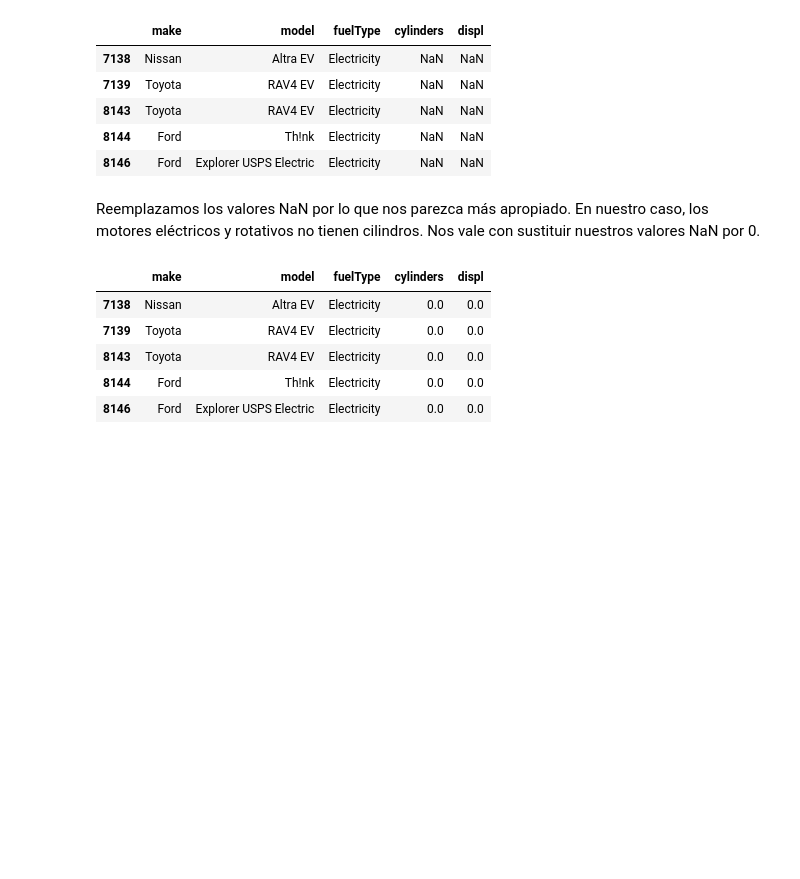
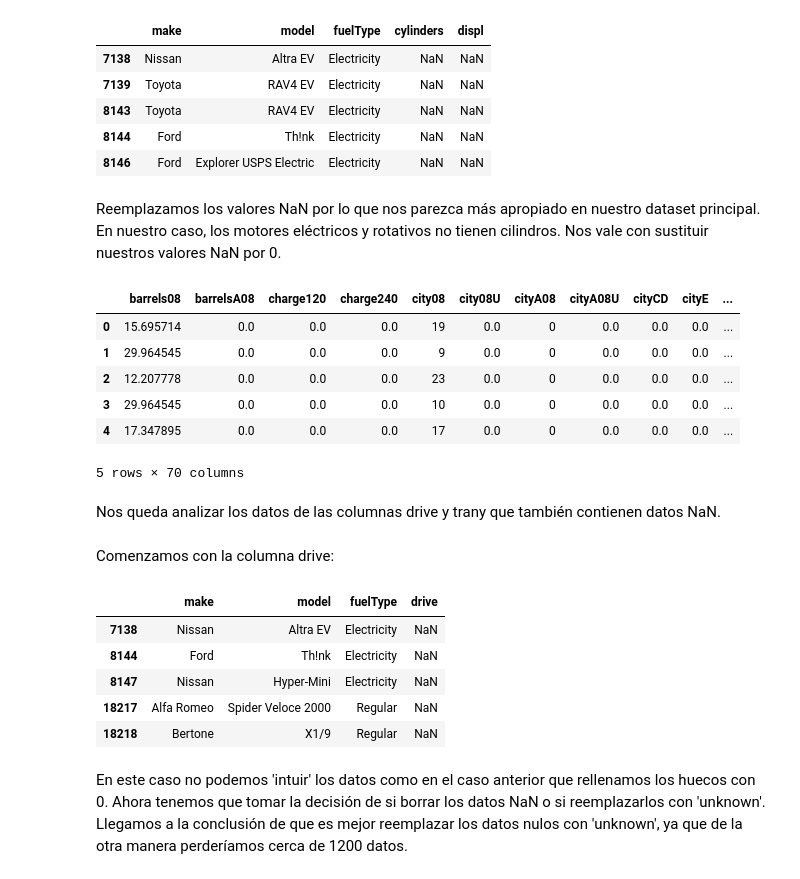
Before and after one commit to lauralardies/week3_d2, a Jupyter notebook: analitica.ipynb, the cells around one changed output. Drawn from its saved outputs; the diff is of its cells as text; code cells hidden in the pictures; blank space fills up the shorter version.

Commit message:
drive y otros cambios

```diff
--- a/analitica.ipynb
+++ b/analitica.ipynb
@@ -72,7 +72,8 @@ Vamos a borrar las columnas con más de 10000 valores nulos
 # %%
 data_original = data.copy() # Primero realizamos una copia de nuestros datos originales
 # %%
-data.drop(columns=nan_cols[nan_cols>1e4].index, axis=1)
+data.drop(columns=nan_cols[nan_cols>1e4].index, inplace=True)
+data.head()
 # %% [output]
 |  | barrels08 | barrelsA08 | charge120 | charge240 | city08 | city08U | cityA08 | cityA08U | cityCD | cityE | ... |
 | 0 | 15.695714 | 0.0 | 0.0 | 0.0 | 19 | 0.0 | 0 | 0.0 | 0.0 | 0.0 | ... |
@@ -101,16 +96,35 @@ new_data.head()
 | 8144 | Ford | Th!nk | Electricity | NaN | NaN |
 | 8146 | Ford | Explorer USPS Electric | Electricity | NaN | NaN |
 # %% [markdown]
-Reemplazamos los valores NaN por lo que nos parezca más apropiado.
+Reemplazamos los valores NaN por lo que nos parezca más apropiado en nuestro dataset principal.
 En nuestro caso, los motores eléctricos y rotativos no tienen cilindros.
 Nos vale con sustituir nuestros valores NaN por 0.
 # %%
-new_data[['cylinders', 'displ']] = new_data[['cylinders', 'displ']].fillna(0)
-new_data.head()
+data[['cylinders', 'displ']] = data[['cylinders', 'displ']].fillna(0)
+data.head()
 # %% [output]
-|  | make | model | fuelType | cylinders | displ |
-| 7138 | Nissan | Altra EV | Electricity | 0.0 | 0.0 |
-| 7139 | Toyota | RAV4 EV | Electricity | 0.0 | 0.0 |
-| 8143 | Toyota | RAV4 EV | Electricity | 0.0 | 0.0 |
-| 8144 | Ford | Th!nk | Electricity | 0.0 | 0.0 |
-| 8146 | Ford | Explorer USPS Electric | Electricity | 0.0 | 0.0 |
+|  | barrels08 | barrelsA08 | charge120 | charge240 | city08 | city08U | cityA08 | cityA08U | cityCD | cityE | ... |
+| 0 | 15.695714 | 0.0 | 0.0 | 0.0 | 19 | 0.0 | 0 | 0.0 | 0.0 | 0.0 | ... |
+| 1 | 29.964545 | 0.0 | 0.0 | 0.0 | 9 | 0.0 | 0 | 0.0 | 0.0 | 0.0 | ... |
+| 2 | 12.207778 | 0.0 | 0.0 | 0.0 | 23 | 0.0 | 0 | 0.0 | 0.0 | 0.0 | ... |
+| 3 | 29.964545 | 0.0 | 0.0 | 0.0 | 10 | 0.0 | 0 | 0.0 | 0.0 | 0.0 | ... |
+| 4 | 17.347895 | 0.0 | 0.0 | 0.0 | 17 | 0.0 | 0 | 0.0 | 0.0 | 0.0 | ... |
+5 rows × 70 columns
+# %% [markdown]
+Nos queda analizar los datos de las columnas drive y trany que también contienen datos NaN.
+# %% [markdown]
+Comenzamos con la columna drive:
+# %%
+bad_index = data.drive[data.drive.isna()].index
+new_data = data.iloc[bad_index][['make', 'model', 'fuelType', 'drive']]
+new_data.head()
+# %% [output]
+|  | make | model | fuelType | drive |
+| 7138 | Nissan | Altra EV | Electricity | NaN |
+| 8144 | Ford | Th!nk | Electricity | NaN |
+| 8147 | Nissan | Hyper-Mini | Electricity | NaN |
+| 18217 | Alfa Romeo | Spider Veloce 2000 | Regular | NaN |
+| 18218 | Bertone | X1/9 | Regular | NaN |
+# %% [markdown]
+En este caso no podemos 'intuir' los datos como en el caso anterior que rellenamos los huecos con 0. Ahora tenemos que tomar la decisión de si borrar los datos NaN o si reemplazarlos con 'unknown'.
+Llegamos a la conclusión de que es mejor reemplazar los datos nulos con 'unknown', ya que de la otra manera perderíamos cerca de 1200 datos.
```
Also changed, not shown: parts of 2 cells of this notebook.
